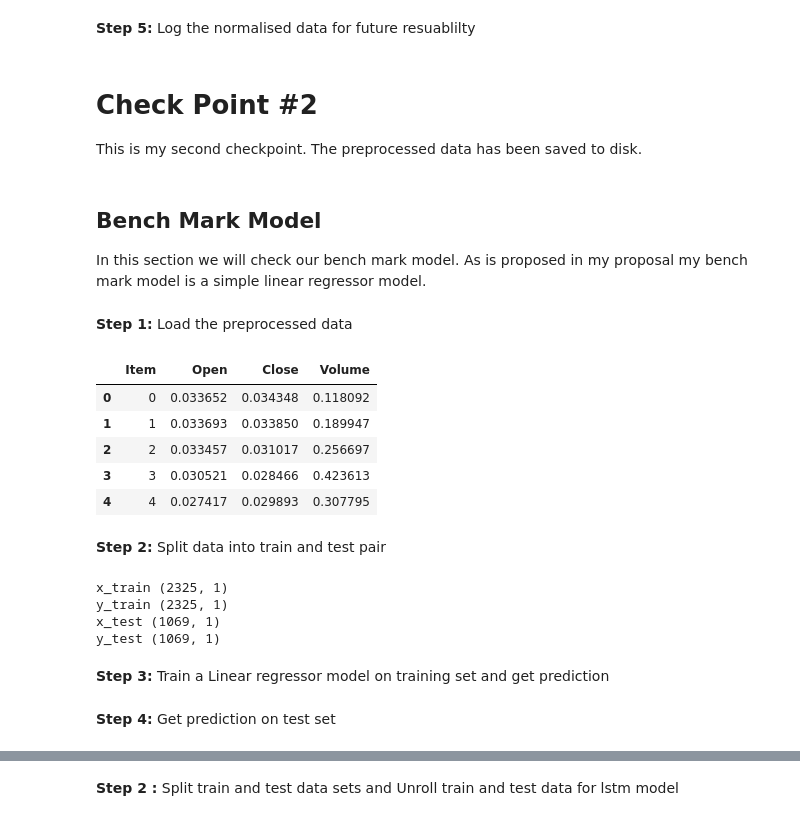
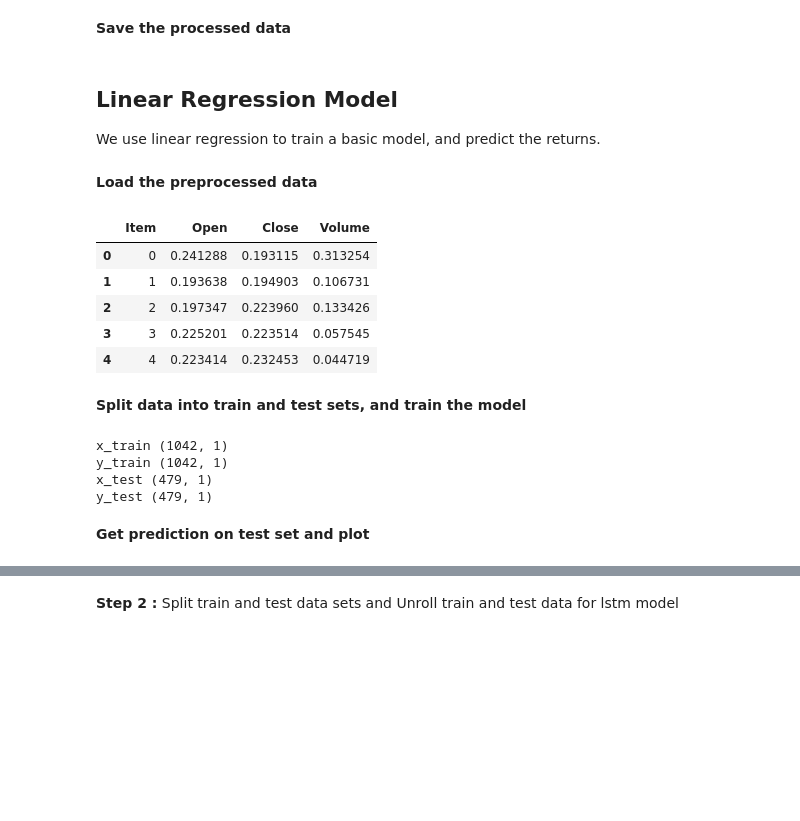
Before and after one commit to zkjfry/MF703, a Jupyter notebook: Stock_Price_Predictor.ipynb, the cells around one changed output, grey strips where cells are left out. Saved outputs shown, nothing was run; the diff lists cells and outputs as text; code cells hidden in the pictures; blank space fills up the shorter version.

```diff
--- a/Stock_Price_Predictor.ipynb
+++ b/Stock_Price_Predictor.ipynb
@@ -18,3 +16,8 @@ import sys
 # !{sys.executable} -m pip install yfinance
 
 import yfinance as yf
+index_name = "GOOGL"
+data = yf.download(index_name, '2023-11-07','2023-12-06', interval="5m")
+file_name = index_name + ".csv"
+data.to_csv(file_name,index = False)
+print(data)
@@ -152,2 +138,0 @@ visualize.plot_basic(stocks)
-# %% [markdown]
-**Step 5:** Log the normalised data for future resuablilty
@@ -156,38 +139,39 @@ stocks.to_csv('google_preprocessed.csv',index= False)
-# %% [markdown]
-# Check Point #2
-
-This is my second checkpoint. The preprocessed data has been saved to disk.
-# %% [markdown]
-## Bench Mark Model
-
-In this section we will check our bench mark model. As is proposed in my proposal my bench mark model is a simple linear regressor model.
+# %% [markdown]
+**Save the processed data**
+# %%
+file_name = file_name[:-4] + "_preprocessed.csv"
+stocks.to_csv(file_name,index= False)
+# %% [markdown]
+## Linear Regression Model
+
+We use linear regression to train a basic model, and predict the returns.
 # %% [markdown]
-**Step 1:** Load the preprocessed data
+**Load the preprocessed data**
 # %%
 import math
 import pandas as pd
 import numpy as np
 from IPython.display import display
 from sklearn import linear_model
 from sklearn.model_selection import train_test_split
 from sklearn.metrics import mean_squared_error
 from sklearn.model_selection import TimeSeriesSplit
 
 import visualize as vs
 import stock_data as sd
 import LinearRegressionModel
 
-stocks = pd.read_csv('google_preprocessed.csv')
+stocks = pd.read_csv(file_name)
 display(stocks.head())
 # %% [output]
 |  | Item | Open | Close | Volume |
-| 0 | 0 | 0.033652 | 0.034348 | 0.118092 |
-| 1 | 1 | 0.033693 | 0.033850 | 0.189947 |
-| 2 | 2 | 0.033457 | 0.031017 | 0.256697 |
-| 3 | 3 | 0.030521 | 0.028466 | 0.423613 |
-| 4 | 4 | 0.027417 | 0.029893 | 0.307795 |
+| 0 | 0 | 0.241288 | 0.193115 | 0.313254 |
+| 1 | 1 | 0.193638 | 0.194903 | 0.106731 |
+| 2 | 2 | 0.197347 | 0.223960 | 0.133426 |
+| 3 | 3 | 0.225201 | 0.223514 | 0.057545 |
+| 4 | 4 | 0.223414 | 0.232453 | 0.044719 |
 # %% [markdown]
-**Step 2:** Split data into train and test pair
+**Split data into train and test sets, and train the model**
 # %%
 X_train, X_test, y_train, y_test, label_range= sd.train_test_split_linear_regression(stocks)
 
@@ -195,10 +179,9 @@ print("x_train", X_train.shape)
 print("y_train", y_train.shape)
 print("x_test", X_test.shape)
 print("y_test", y_test.shape)
+model = LinearRegressionModel.build_model(X_train,y_train)
 # %% [output]
-x_train (2325, 1)
-y_train (2325, 1)
-x_test (1069, 1)
-y_test (1069, 1)
+x_train (1042, 1)
+y_train (1042, 1)
+x_test (479, 1)
+y_test (479, 1)
-# %% [markdown]
-**Step 3:** Train a Linear regressor model on training set and get prediction
@@ -207,4 +188,4 @@ model = LinearRegressionModel.build_model(X_train,y_train)
 # %% [markdown]
-**Step 4:** Get prediction on test set
+**Get prediction on test set and plot**
 # %%
 predictions = LinearRegressionModel.predict_prices(model,X_test, label_range)
```
Also changed, not shown: parts of 49 cells of this notebook, 5 other files.
